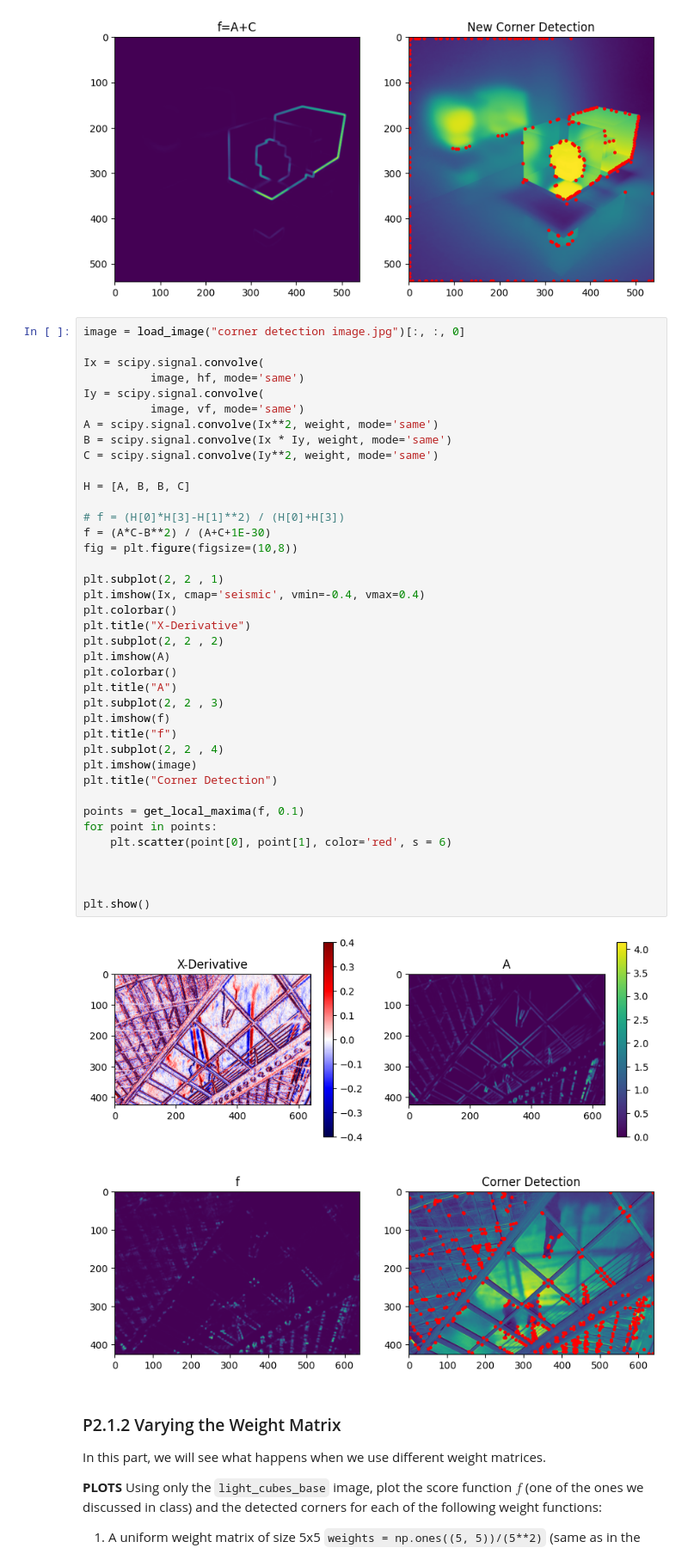
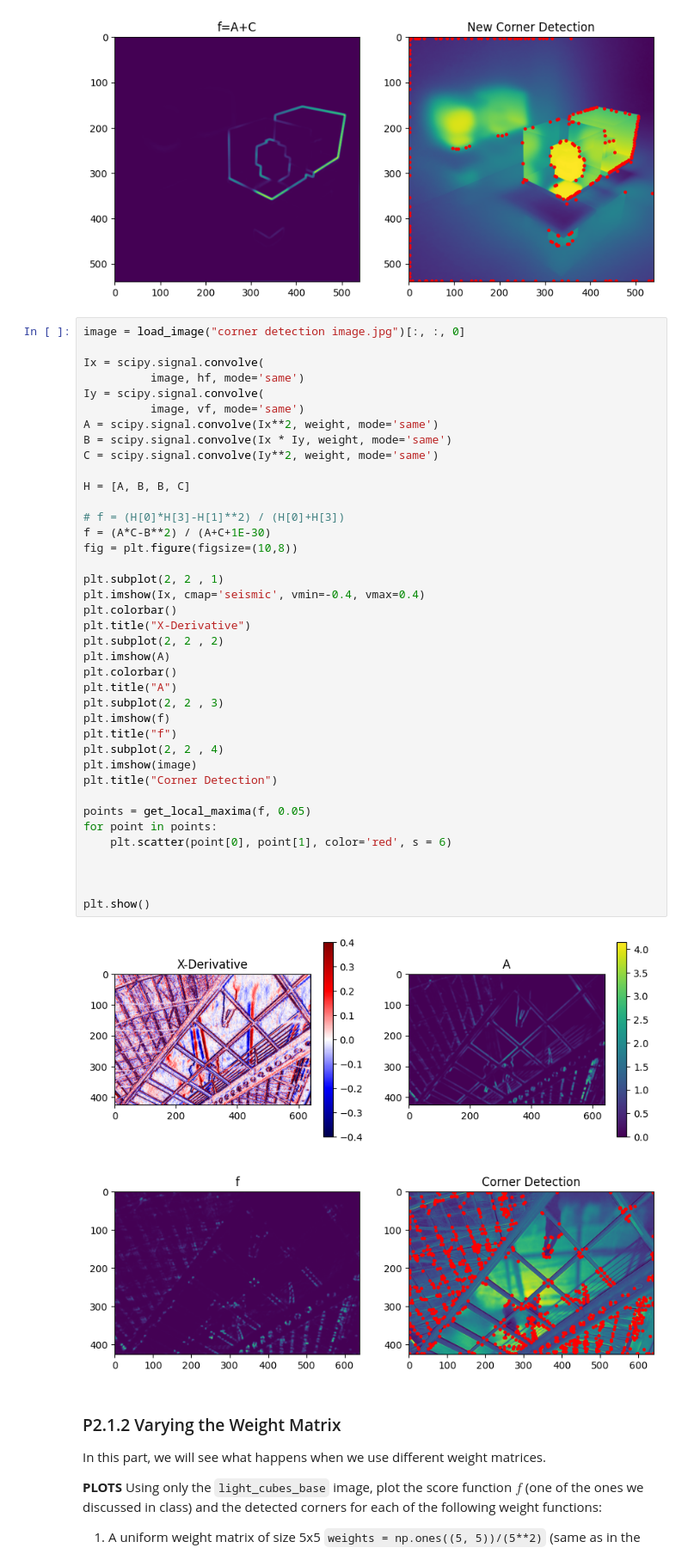
Before and after one commit to MrJoshie333/cs5401, a Jupyter notebook: Assignment 2/P2.Features_Scale_Warping.ipynb, the cells around one changed output. Shown at 86% size. Saved outputs shown, nothing was run; the diff lists cells and outputs as text.

```diff
--- a/Assignment 2/P2.Features_Scale_Warping.ipynb
+++ b/Assignment 2/P2.Features_Scale_Warping.ipynb
@@ -169,35 +169,35 @@ B = scipy.signal.convolve(Ix * Iy, weight, mode='same')
 C = scipy.signal.convolve(Iy**2, weight, mode='same')
 
 H = [A, B, B, C]
 
 # f = (H[0]*H[3]-H[1]**2) / (H[0]+H[3])
 f = (A*C-B**2) / (A+C+1E-30)
 fig = plt.figure(figsize=(10,8))
 
 plt.subplot(2, 2 , 1)
 plt.imshow(Ix, cmap='seismic', vmin=-0.4, vmax=0.4)
 plt.colorbar()
 plt.title("X-Derivative")
 plt.subplot(2, 2 , 2)
 plt.imshow(A)
 plt.colorbar()
 plt.title("A")
 plt.subplot(2, 2 , 3)
 plt.imshow(f)
 plt.title("f")
 plt.subplot(2, 2 , 4)
 plt.imshow(image)
 plt.title("Corner Detection")
 
-points = get_local_maxima(f, 0.1)
+points = get_local_maxima(f, 0.05)
 for point in points:
     plt.scatter(point[0], point[1], color='red', s = 6)
 
 
 
 plt.show()
 # %% [output]
-[figure, old version]
+[figure, new version]
 # %% [markdown]
 ### P2.1.2 Varying the Weight Matrix
 
```
Also changed, not shown: parts of 1 cell of this notebook, 7 other files.
